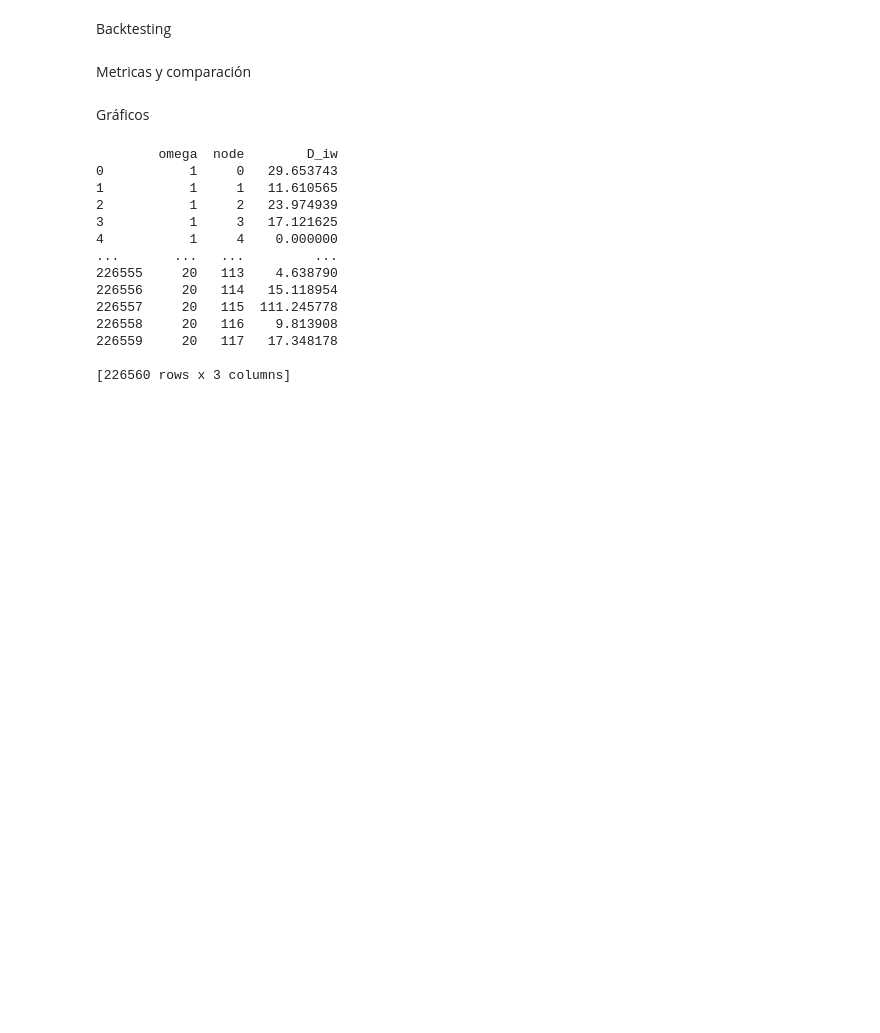
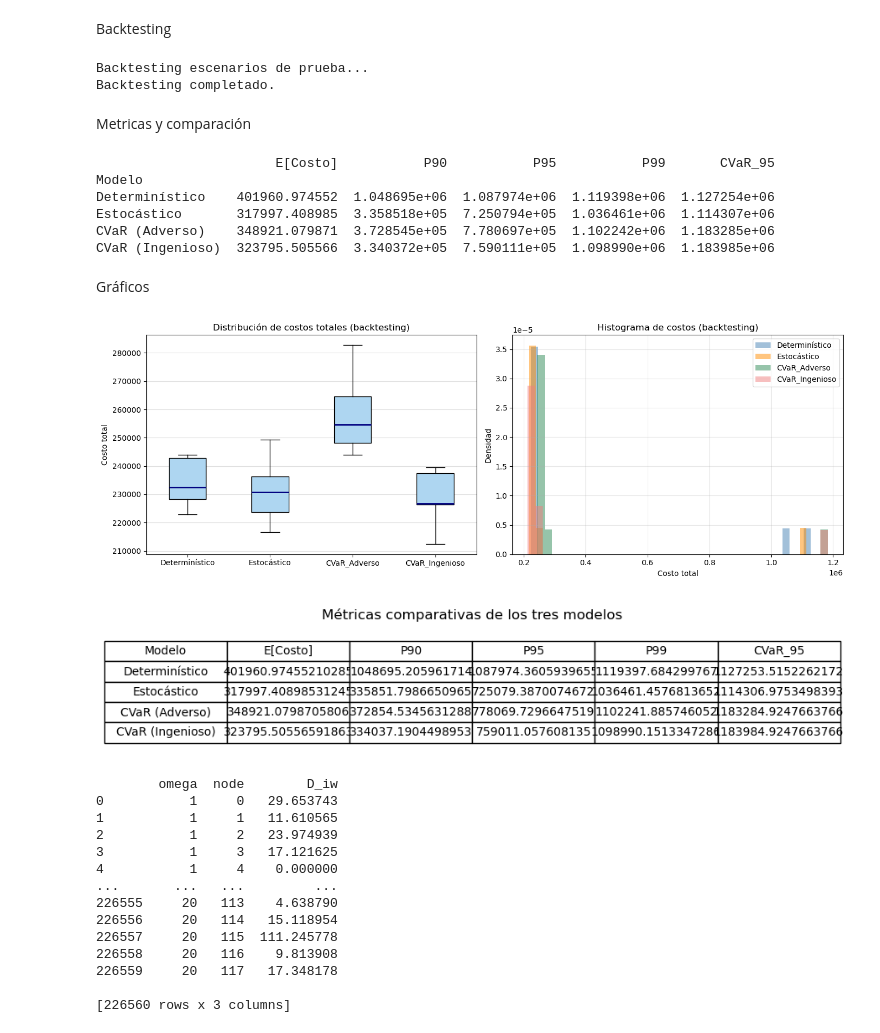
Before and after one commit to sofisacmu/obi_proyecto1, a Jupyter notebook: Escenarios/modelo.ipynb, the cells around one changed output. Drawn from its saved outputs; the diff is of its cells as text; code cells hidden in the pictures; blank space fills up the shorter version.

Commit message:
Modelo con instancia 69

```diff
--- a/Escenarios/modelo.ipynb
+++ b/Escenarios/modelo.ipynb
@@ -407,7 +437,7 @@ def solve_stochastic(nodes_list, edges_list, demand_nodes, gen_nodes,
                 m.addConstr(lhs == 0, f"bal_{i}_{w}")
 
         for e in edges_list:
-            cap = U_ew[(w, e)] * (U_base_dict[e] + delta_U[e] * h[e])
+            cap = U_ew[(w, e)] * (1 + 0.8* h[e])
             m.addConstr(f[e, w] <= cap, f"cap_{e}_{w}")
 
     m.optimize()
@@ -416,6 +446,7 @@ def solve_stochastic(nodes_list, edges_list, demand_nodes, gen_nodes,
         h_sol = {e: round(h[e].X) for e in edges_list}
         obj   = m.ObjVal
         print(f"[Estocástico] Obj = {obj:,.2f} | Líneas reforzadas: {sum(h_sol.values())}")
+        print("Líneas reforzadas:", [e for e in edges_list if h_sol[e] == 1])
         return h_sol, obj
     else:
         print("[Estocástico] No se encontró solución óptima")
@@ -454,7 +488,7 @@ def solve_cvar(nodes_list, edges_list, demand_nodes, gen_nodes,
     invest    = gp.quicksum(H_e[e] * h[e] for e in edges_list)
 
     m.setObjective(
-        invest + (1 - lam) * exp_cost + lam * cvar_expr,
+        invest + (1 - lam) * exp_cost + cvar_expr,
         GRB.MINIMIZE
     )
 
@@ -476,7 +510,7 @@ def solve_cvar(nodes_list, edges_list, demand_nodes, gen_nodes,
                 m.addConstr(lhs == 0, f"bal_{i}_{w}")
 
         for e in edges_list:
-            cap = U_ew[(w, e)] * (U_base_dict[e] + delta_U[e] * h[e])
+            cap = U_ew[(w, e)] * (1 + 0.8* h[e])
             m.addConstr(f[e, w] <= cap, f"cap_{e}_{w}")
 
     m.optimize()
@@ -485,6 +519,11 @@ def solve_cvar(nodes_list, edges_list, demand_nodes, gen_nodes,
         h_sol = {e: round(h[e].X) for e in edges_list}
         obj   = m.ObjVal
         print(f"[CVaR alpha={alpha}] Obj = {obj:,.2f} | Líneas reforzadas: {sum(h_sol.values())}")
+        print("Líneas reforzadas:", [e for e in edges_list if h_sol[e] == 1])
+        print(f"Demanda no servida total (esperada): {sum(p_omega[w] * sum(delta_var[i, w].X for i in demand_nodes) for w in omegas):,.2f}")
+        print(f"Costos faltantes (esperados): {pi * sum(p_omega[w] * sum(delta_var[i, w].X for i in demand_nodes) for w in omegas):,.2f}")
+        print(f"Flujo total (esperado): {sum(p_omega[w] * sum(f[e, w].X for e in edges_list) for w in omegas):,.2f}")
+        print(f"Costos operativos totales (esperados): {sum(p_omega[w] * sum(c_ew[(w, e)] * f[e, w].X for e in edges_list) for w in omegas):,.2f}")
         return h_sol, obj
     else:
         print("[CVaR] No se encontró solución óptima")
@@ -542,7 +695,7 @@ def backtest(h_sol, nodes_list, edges_list, demand_nodes, gen_nodes,
                 m.addConstr(lhs == 0, f"bal_{i}")
 
         for e in edges_list:
-            cap = U_sc[e] * (U_base_dict[e] + delta_U[e] * h_sol.get(e, 0))
+            cap = U_sc[e] * (1+ 0.8* h_sol.get(e, 0))
             m.addConstr(f[e] <= cap, f"cap_{e}")
 
         m.optimize()
@@ -558,11 +711,16 @@ def backtest(h_sol, nodes_list, edges_list, demand_nodes, gen_nodes,
 print("Backtesting escenarios de prueba...")
 costos_det  = backtest(h_det,  nodes_list, edges_list, demand_nodes, gen_nodes, in_arcs, out_arcs, U_base_dict, delta_U, pi, nodes, edges, seed=99)
 costos_sto  = backtest(h_sto,  nodes_list, edges_list, demand_nodes, gen_nodes, in_arcs, out_arcs, U_base_dict, delta_U, pi, nodes, edges, seed=100)
-costos_cvar = backtest(h_cvar, nodes_list, edges_list, demand_nodes, gen_nodes, in_arcs, out_arcs, U_base_dict, delta_U, pi, nodes, edges, seed=101)
+costos_cvar_ad = backtest(h_cvar_pure, nodes_list, edges_list, demand_nodes, gen_nodes, in_arcs, out_arcs, U_base_dict, delta_U, pi, nodes, edges, seed=101)
+costos_cvar_ing = backtest(h_cvar, nodes_list, edges_list, demand_nodes, gen_nodes, in_arcs, out_arcs, U_base_dict, delta_U, pi, nodes, edges, seed=101)
 print("Backtesting completado.")
+# %% [output]
+Backtesting escenarios de prueba...
+Backtesting completado.
 # %% [markdown]
 Metricas y comparación
 # %%
+
 def metricas(costos, nombre, alpha=0.95):
     costos = costos[~np.isnan(costos)]
     mean   = np.mean(costos)
@@ -578,10 +736,18 @@ def metricas(costos, nombre, alpha=0.95):
 rows = [
     metricas(costos_det,  "Determinístico"),
     metricas(costos_sto,  "Estocástico"),
-    metricas(costos_cvar, "CVaR"),
+    metricas(costos_cvar_ad, "CVaR (Adverso)"),
+    metricas(costos_cvar_ing, "CVaR (Ingenioso)"),
 ]
 df_metricas = pd.DataFrame(rows).set_index("Modelo")
 print(df_metricas.to_string())
+# %% [output]
+                       E[Costo]           P90           P95           P99       CVaR_95
+Modelo
+Determinístico    401960.974552  1.048695e+06  1.087974e+06  1.119398e+06  1.127254e+06
+Estocástico       317997.408985  3.358518e+05  7.250794e+05  1.036461e+06  1.114307e+06
+CVaR (Adverso)    348921.079871  3.728545e+05  7.780697e+05  1.102242e+06  1.183285e+06
+CVaR (Ingenioso)  323795.505566  3.340372e+05  7.590111e+05  1.098990e+06  1.183985e+06
 # %% [markdown]
 Gráficos
 # %%
@@ -591,9 +757,11 @@ fig, axes = plt.subplots(1, 2, figsize=(14, 5))
 axes[0].boxplot(
     [costos_det[~np.isnan(costos_det)],
      costos_sto[~np.isnan(costos_sto)],
-     costos_cvar[~np.isnan(costos_cvar)]],
-    labels=["Determinístico", "Estocástico", "CVaR"],
+     costos_cvar_ad[~np.isnan(costos_cvar_ad)],
+     costos_cvar_ing[~np.isnan(costos_cvar_ing)]],
+    labels=["Determinístico", "Estocástico", "CVaR_Adverso", "CVaR_Ingenioso"],
     patch_artist=True,
+    showfliers=False,
     boxprops=dict(facecolor="#AED6F1"),
     medianprops=dict(color="navy", linewidth=2)
 )
@@ -605,34 +773,38 @@ axes[0].grid(axis="y", alpha=0.4)
 for costos, label, color in [
     (costos_det,  "Determinístico", "steelblue"),
     (costos_sto,  "Estocástico",    "darkorange"),
-    (costos_cvar, "CVaR",           "seagreen"),
+    (costos_cvar_ad, "CVaR_Adverso",           "seagreen"),
+    (costos_cvar_ing, "CVaR_Ingenioso",           "lightcoral"),
 ]:
     c = costos[~np.isnan(costos)]
     axes[1].hist(c, bins=40, alpha=0.5, label=label, color=color, density=True)
 
 axes[1].set_title("Histograma de costos (backtesting)")
 axes[1].set_xlabel("Costo total")
 axes[1].set_ylabel("Densidad")
 axes[1].legend()
 axes[1].grid(alpha=0.3)
 
 plt.tight_layout()
 plt.savefig("comparacion_modelos.png", dpi=150)
 plt.show()
 
 # Tabla de métricas visualizada
 fig2, ax2 = plt.subplots(figsize=(9, 2))
 ax2.axis("off")
 tabla = df_metricas.reset_index()
 t = ax2.table(
     cellText=tabla.values.tolist(),
     colLabels=tabla.columns.tolist(),
     cellLoc="center", loc="center"
 )
 t.auto_set_font_size(False)
 t.set_fontsize(10)
 t.scale(1.2, 1.6)
 plt.title("Métricas comparativas de los tres modelos", pad=12)
 plt.tight_layout()
 plt.savefig("tabla_metricas.png", dpi=150)
 plt.show()
+# %% [output]
+[figure, added]
+[figure, added]
```
Also changed, not shown: parts of 9 cells of this notebook, 8 other files.
